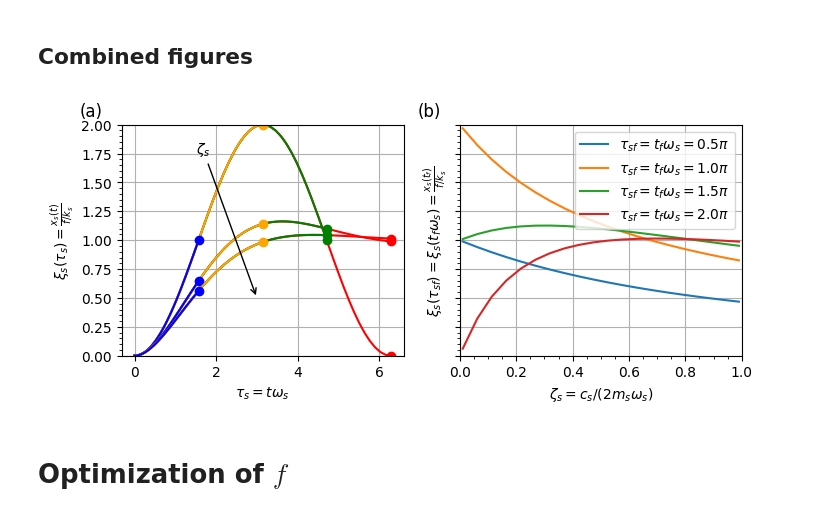
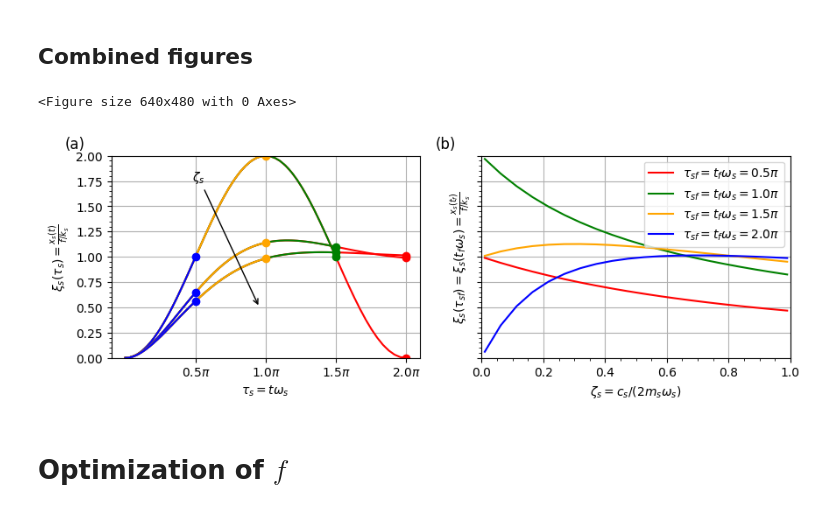
Before and after one commit to carloshernangarrido/optimization_simple_plastic, a Jupyter notebook: main.ipynb, the cells around one changed output. Cells and saved outputs as stored; diff of their text form; code cells hidden in the pictures.

Commit message:
update plots for the paper

```diff
--- a/main.ipynb
+++ b/main.ipynb
@@ -457,12 +457,14 @@ fig.savefig('structure_final_displacement.pdf', bbox_inches='tight')
 # %%
 zeta_s_vals = [.0, 0.5, .7]
 
+colors = ['blue', 'orange', 'green', 'red'][::-1]
+
 def plot_structure_responses_v2(tau_s_f_vals=None):
-    fig, ax_ = plt.subplots(1, 2, figsize=(8, 3), sharex='col', sharey='row')
+    plt.tight_layout()
+    fig, ax_ = plt.subplots(1, 2, figsize=(10, 3), sharex='col', sharey='row')
     ax = ax_[0]
 
     tau_s_f_vals = (np.linspace(np.pi/2, 2*np.pi, 4) if tau_s_f_vals is None else tau_s_f_vals)[::-1]
-    colors = ['blue', 'orange', 'green', 'red'][::-1]
     for i_zeta_s, zeta_s_val in enumerate(zeta_s_vals):
         for i_tau_s_f, tau_s_f_val in enumerate(tau_s_f_vals):
             # Substitute the parameters into the piecewise function
@@ -487,6 +489,8 @@ def plot_structure_responses_v2(tau_s_f_vals=None):
             if i_zeta_s == 0:
                 ax.set_ylabel(r'$\xi_s(\tau_s) = \frac{x_s(t)}{f/k_s}$')
             ax.grid(True)
+            ax.set_xticks([0.5*np.pi, 1.0*np.pi, 1.5*np.pi, 2.0*np.pi],
+                          labels=['$0.5\pi$', '$1.0\pi$', '$1.5\pi$', '$2.0\pi$'])
 
     ax.set_ylim([0, 2])
     # ax.legend()
@@ -497,36 +501,37 @@ def plot_structure_responses_v2(tau_s_f_vals=None):
         '$\zeta_s$',  # No text for the arrow itself
         xy=(3, 0.5),  # Ending point (xf, yf)
         xytext=(1.5, 1.75),  # Starting point (xi, yi)
         arrowprops=dict(arrowstyle='->', color='black')
     )
     return fig, ax_
 
 fig, ax_ = plot_structure_responses_v2()
 
 ##########################
 ax_final = ax_[1]
 zeta_s_values = np.linspace(.01, .99, 20)
 tau_s_f_values = np.linspace(.5*np.pi, 2.*np.pi, 4)
 plt.minorticks_on()
-for tau_s_f_val in tau_s_f_values:
+for i, tau_s_f_val in enumerate(tau_s_f_values):
     xi_s_max_values = []
     for zeta_s_val in zeta_s_values:
         xi_s_max_values.append(xi_s_max_lambdified(zeta_s_val, tau_s_f_val))
     ax_final.plot(zeta_s_values, xi_s_max_values, linestyle='-',
-            label=r'$\tau_{sf} = t_f \omega_s = $' + f'{tau_s_f_val/np.pi}' + r'$\pi$')
+            label=r'$\tau_{sf} = t_f \omega_s = $' + f'{tau_s_f_val/np.pi}' + r'$\pi$', color=colors[i])
 
 ax_final.set_xlim([0,1])
 ax_final.set_ylim([0,2])
 ax_final.set_xlabel(r'$\zeta_s = c_s / (2 m_s \omega_s)$')
 ax_final.set_ylabel(r'$\xi_s(\tau_{sf}) = \xi_s(t_f \omega_s) = \frac{x_s(t_f)} {f/k_s}$')
 ax_final.legend(loc='upper right')
 ax_final.set_title('(b)', loc='left', x=-.15)
 plt.grid(True)
 plt.show()
 
 fig.savefig('structure_displacements.pdf', bbox_inches='tight')
 # %% [output]
+<Figure size 640x480 with 0 Axes>
-[figure, old version]
+[figure, new version]
 # %% [markdown]
 # Optimization of $f$
 # %% [markdown]
```
Also changed, not shown: parts of 1 cell of this notebook, 15 other files.
